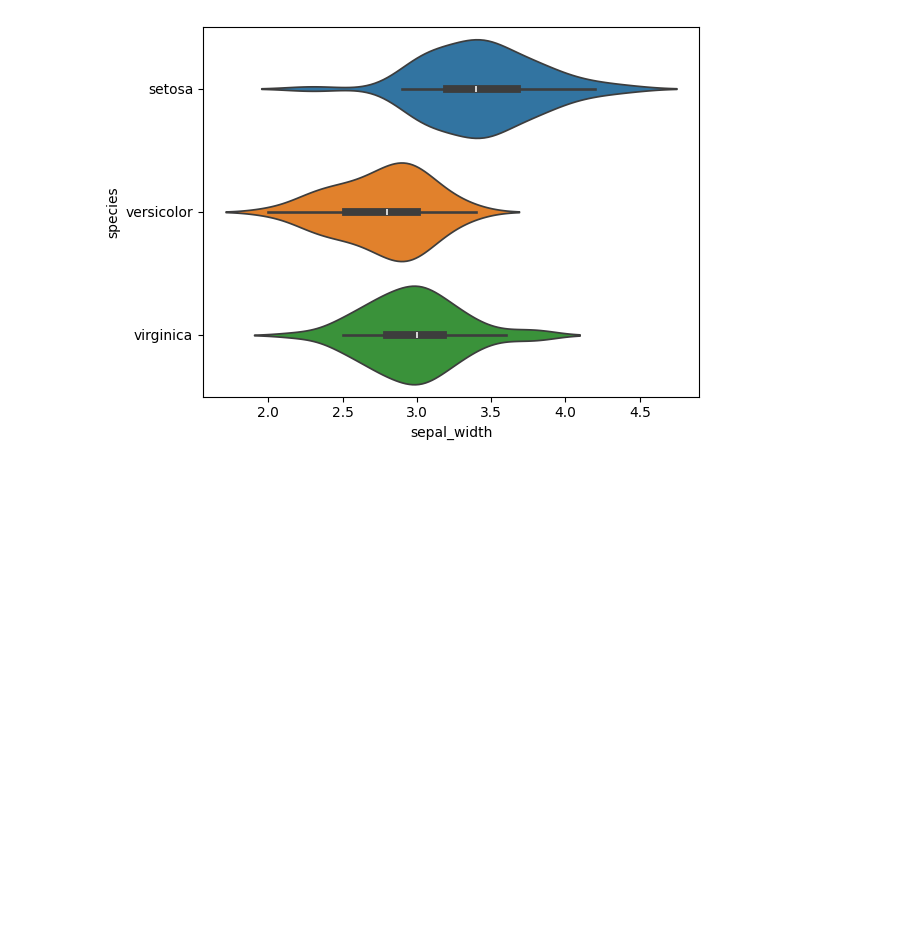
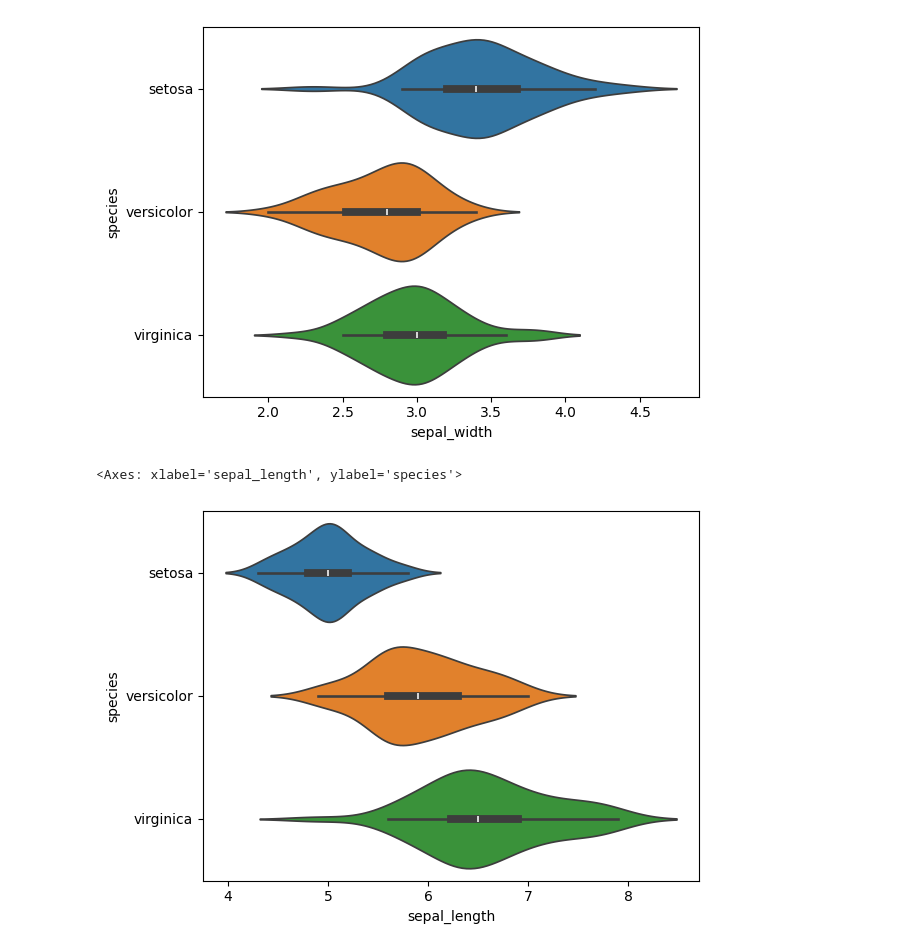
Before and after one commit to Yashx0012/AI-DS-ML, a Jupyter notebook: datavisual.ipynb, the cells around one changed output. Cells and saved outputs as stored; diff of their text form; code cells hidden in the pictures; blank space fills up the shorter version.

Commit message:
I used Seaborn to visualize the iris dataset

```diff
--- a/datavisual.ipynb
+++ b/datavisual.ipynb
@@ -89,3 +89,8 @@ sns.violinplot(x='sepal_width', y='species', hue='species', data=df)
 # %% [output]
 <Axes: xlabel='sepal_width', ylabel='species'>
 [figure]
+# %%
+sns.violinplot(x='sepal_length', y='species', hue='species', data=df)
+# %% [output]
+<Axes: xlabel='sepal_length', ylabel='species'>
+[figure, added]
```
Also changed, not shown: parts of 2 cells of this notebook.
